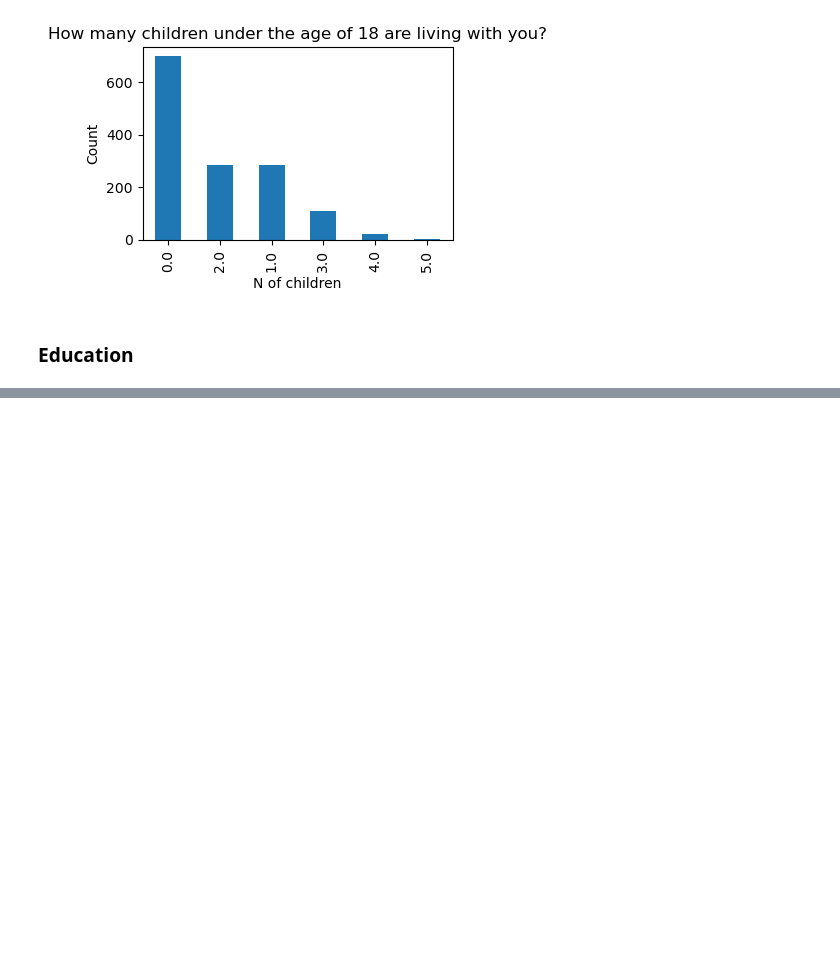
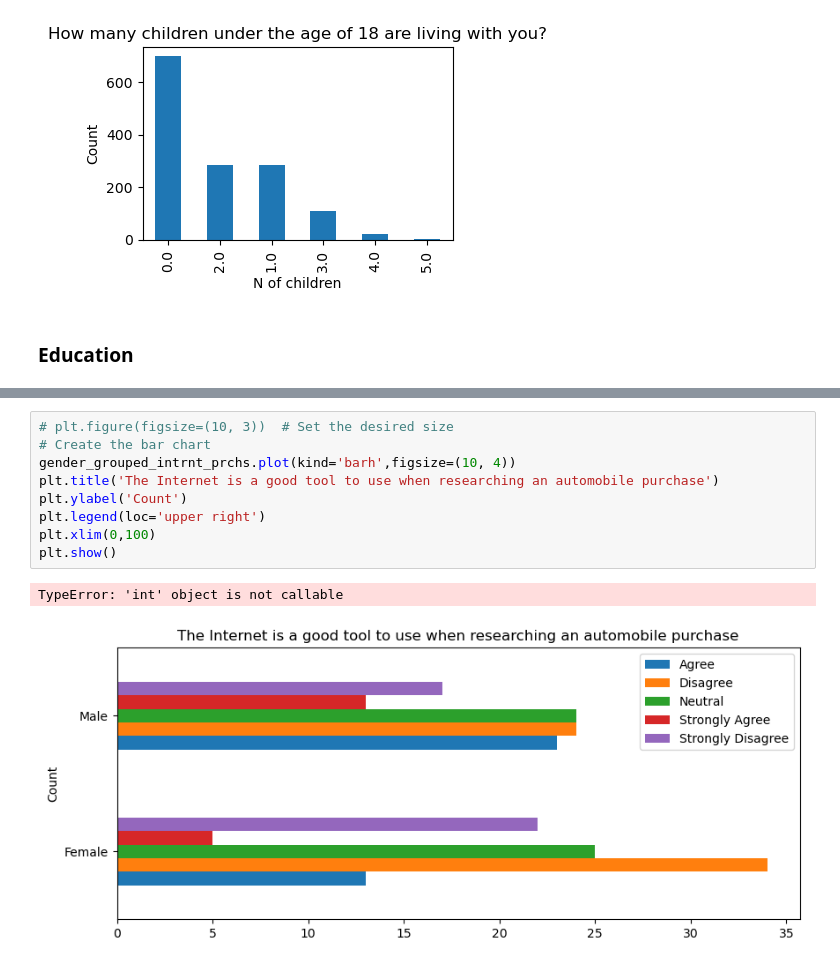
Before and after one commit to irinatenis/online-car-marketplace-survey-analysis, a Jupyter notebook: Analysis.ipynb, the cells around one changed output, grey strips where cells are left out. Saved outputs shown, nothing was run; the diff lists cells and outputs as text; blank space fills up the shorter version.

```diff
--- a/Analysis.ipynb
+++ b/Analysis.ipynb
@@ -210,0 +399,12 @@ CategoricalIndex(['Less than high school', 'Other', 'High school',
+# %%
+# plt.figure(figsize=(10, 3))  # Set the desired size
+# Create the bar chart
+gender_grouped_intrnt_prchs.plot(kind='barh',figsize=(10, 4))
+plt.title('The Internet is a good tool to use when researching an automobile purchase')
+plt.ylabel('Count')
+plt.legend(loc='upper right')
+plt.xlim(0,100)
+plt.show()
+# %% [output]
+TypeError: 'int' object is not callable
+[figure, added]
```
Also changed, not shown: parts of 33 cells of this notebook, 3 other files.
